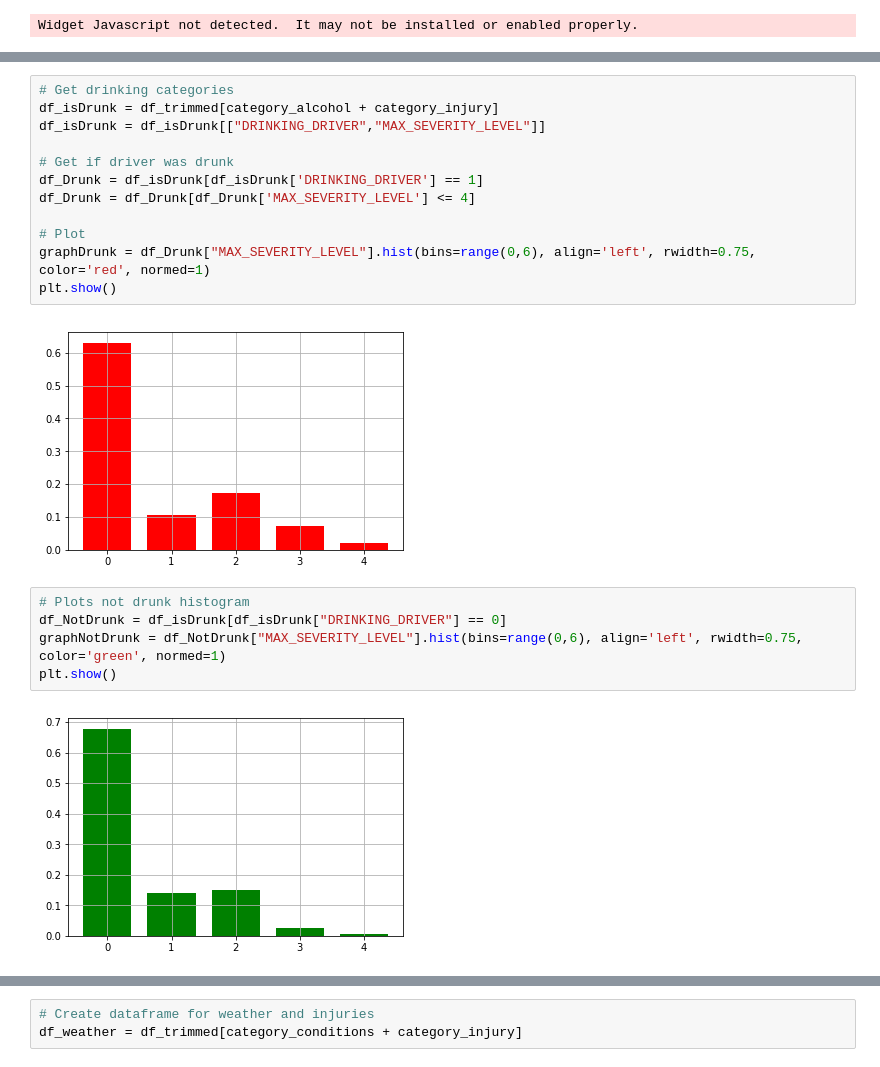
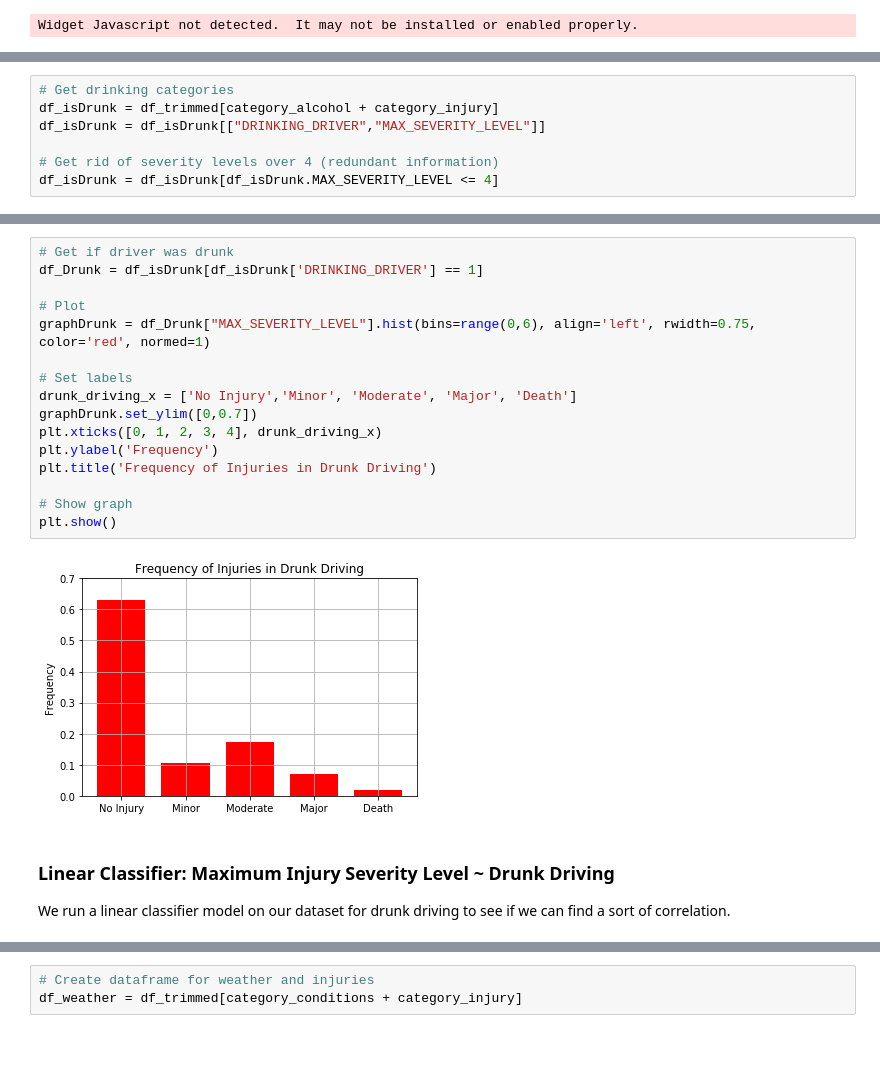
Before and after one commit to andythai/allegheny-crashes, a Jupyter notebook: FinalProject.ipynb, the cells around one changed output, grey strips where cells are left out. Cells and saved outputs as stored; diff of their text form.

Commit message:
cleaned up data visualization

```diff
--- a/FinalProject.ipynb
+++ b/FinalProject.ipynb
@@ -172,0 +182,7 @@ Attached below are screenshots of the gmaps figure.
+# %%
+# Get drinking categories
+df_isDrunk = df_trimmed[category_alcohol + category_injury]
+df_isDrunk = df_isDrunk[["DRINKING_DRIVER","MAX_SEVERITY_LEVEL"]]
+
+# Get rid of severity levels over 4 (redundant information)
+df_isDrunk = df_isDrunk[df_isDrunk.MAX_SEVERITY_LEVEL <= 4]
@@ -173,24 +204,25 @@ Attached below are screenshots of the gmaps figure.
 # %%
-# Get drinking categories
-df_isDrunk = df_trimmed[category_alcohol + category_injury]
-df_isDrunk = df_isDrunk[["DRINKING_DRIVER","MAX_SEVERITY_LEVEL"]]
-
 # Get if driver was drunk
 df_Drunk = df_isDrunk[df_isDrunk['DRINKING_DRIVER'] == 1]
-df_Drunk = df_Drunk[df_Drunk['MAX_SEVERITY_LEVEL'] <= 4]
 
 # Plot
 graphDrunk = df_Drunk["MAX_SEVERITY_LEVEL"].hist(bins=range(0,6), align='left', rwidth=0.75, color='red', normed=1)
+
+# Set labels
+drunk_driving_x = ['No Injury','Minor', 'Moderate', 'Major', 'Death']
+graphDrunk.set_ylim([0,0.7])
+plt.xticks([0, 1, 2, 3, 4], drunk_driving_x)
+plt.ylabel('Frequency')
+plt.title('Frequency of Injuries in Drunk Driving')
+
+# Show graph
 plt.show()
 # %% [output]
-[figure, old version]
+[figure, new version]
-# %%
-# Plots not drunk histogram
-df_NotDrunk = df_isDrunk[df_isDrunk["DRINKING_DRIVER"] == 0]
-graphNotDrunk = df_NotDrunk["MAX_SEVERITY_LEVEL"].hist(bins=range(0,6), align='left', rwidth=0.75, color='green', normed=1)
-plt.show()
-# %% [output]
-[figure, removed]
+# %% [markdown]
+<h3>Linear Classifier: Maximum Injury Severity Level ~ Drunk Driving</h3>
+
+We run a linear classifier model on our dataset for drunk driving to see if we can find a sort of correlation.
 # %%
 # Runs linear classifier / t-test on data
 outcome, predictors = patsy.dmatrices('MAX_SEVERITY_LEVEL ~ DRINKING_DRIVER', df_isDrunk)
```
Also changed, not shown: parts of 27 cells of this notebook.
